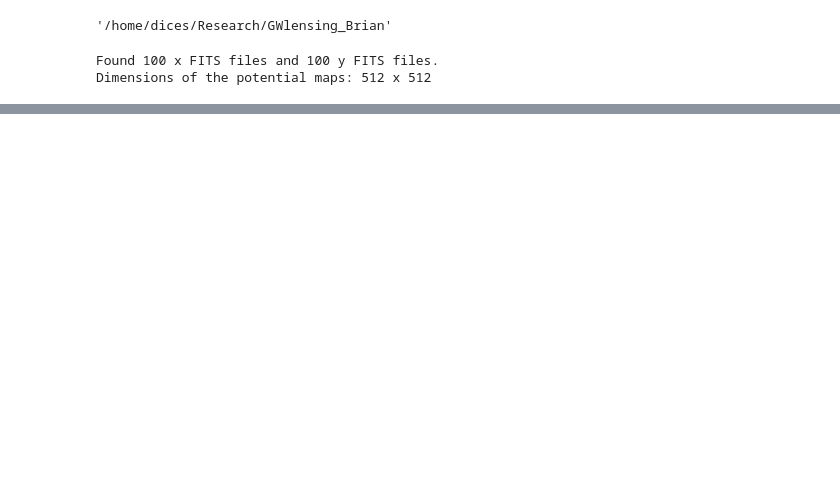
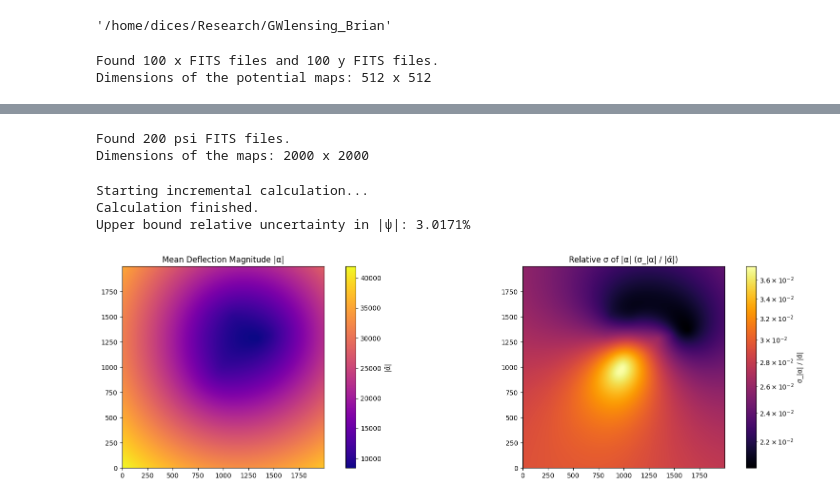
Before and after one commit to diceandcats/GWlensing_Brian, a Jupyter notebook: uncertainty.ipynb, the cells around one changed output, grey strips where cells are left out. Saved outputs shown, nothing was run; the diff lists cells and outputs as text; code cells hidden in the pictures; blank space fills up the shorter version.

Commit message:
21/8 calculating error propagation

```diff
--- a/uncertainty.ipynb
+++ b/uncertainty.ipynb
@@ -112,0 +109,79 @@ Upper bound relative uncertainty in |alpha|: 3.4363%
+# %%
+# for psi uncertainty maps
+Name = "Abell 2744"
+name = "abell2744"
+data_path = f"/home/dices/Research/GWlensing_Brian/GCdata/{Name}/cats/range/"
+psi_file_pattern = os.path.join(data_path, f"hlsp_frontier_model_{name}_cats-map???_v4.1_psi.fits")
+file_list_psi = sorted(glob.glob(psi_file_pattern))
+N_files_psi = len(file_list_psi)
+print(f"Found {N_files_psi} psi FITS files.")
+
+# --- 2. Get dimensions from the first file ---
+# You only need to do this once.
+first_map = fits.getdata(file_list_psi[0])
+H, W = first_map.shape
+print(f"Dimensions of the maps: {H} x {W}")
+# %% [output]
+Found 200 psi FITS files.
+Dimensions of the maps: 2000 x 2000
+# %%
+# The pixel size variable (used later if needed)
+dpsi = 0.3
+
+# --- 3. Perform the memory-efficient online calculation ---
+# Initialize arrays for incremental calculation
+count = 0
+mean = np.zeros((H, W), dtype=np.float64)
+M2 = np.zeros((H, W), dtype=np.float64)  # Sum of squares of differences from the mean
+
+print("Starting incremental calculation...")
+for filename in file_list_psi:
+    data = fits.getdata(filename).astype(np.float64)
+    if data.shape != (H, W):
+        raise ValueError(f"File {filename} has shape {data.shape}, expected ({H}, {W})")
+
+    count += 1
+    delta = data - mean
+    mean += delta / count
+    delta2 = data - mean  # New delta with updated mean
+    M2 += delta * delta2
+
+print("Calculation finished.")
+
+# Finalize the statistics
+if count < 2:
+    sigma_abs = np.zeros((H, W), dtype=np.float64)
+else:
+    variance = M2 / (count - 1)  # ddof=1 for sample standard deviation
+    sigma_abs = np.sqrt(variance)
+
+# Assign the final mean to psi_mean
+psi_mean = mean
+
+# --- 4. Calculate final results (This part is correct) ---
+eps = 1e-12  # Avoid division by zero
+relative_sigma = sigma_abs / np.maximum(psi_mean, eps)
+
+upper_bound_fraction = np.percentile(relative_sigma, 84.0)
+upper_bound_percentage = upper_bound_fraction * 100.0
+print(f"Upper bound relative uncertainty in |ψ|: {upper_bound_percentage:.4f}%")
+# %% [output]
+Starting incremental calculation...
+Calculation finished.
+Upper bound relative uncertainty in |ψ|: 3.0171%
+# %%
+# Visualization
+fig, axes = plt.subplots(1, 2, figsize=(18, 5))
+
+im1 = axes[0].imshow(psi_mean, origin='lower', cmap='plasma')
+axes[0].set_title("Mean Deflection Magnitude |α|")
+plt.colorbar(im1, ax=axes[0], label="|ᾱ|")
+
+im2 = axes[1].imshow(relative_sigma, origin='lower', cmap='inferno', norm=LogNorm())
+axes[1].set_title("Relative σ of |α| (σ_|α| / |ᾱ|)")
+plt.colorbar(im2, ax=axes[1], label="σ_|α| / |ᾱ|")
+
+plt.tight_layout()
+plt.show()
+# %% [output]
+[figure, added]
```
Also changed, not shown: parts of 7 cells of this notebook, 1 other file.
